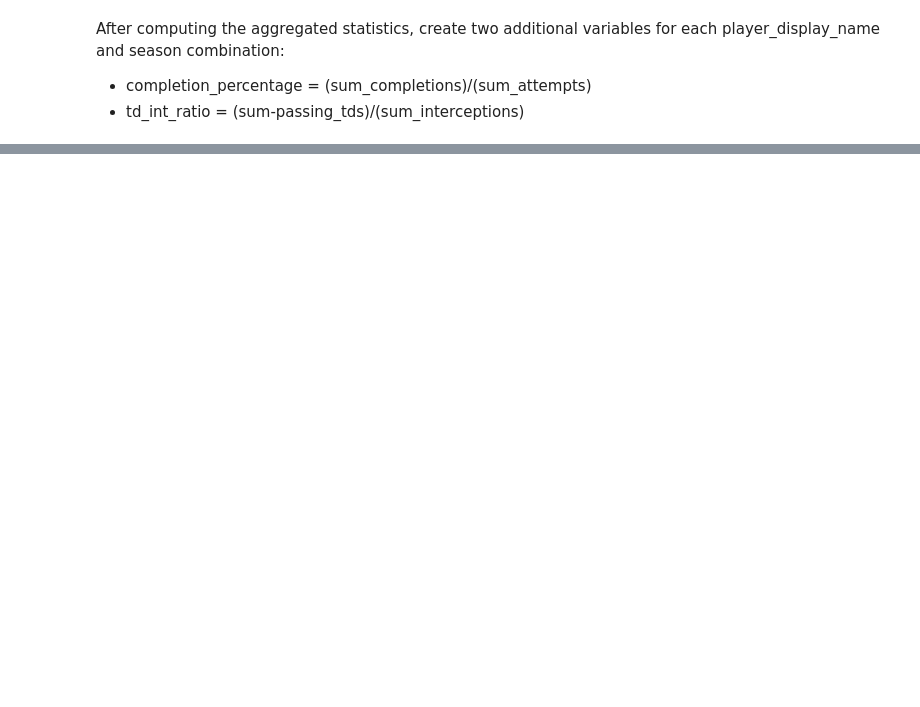
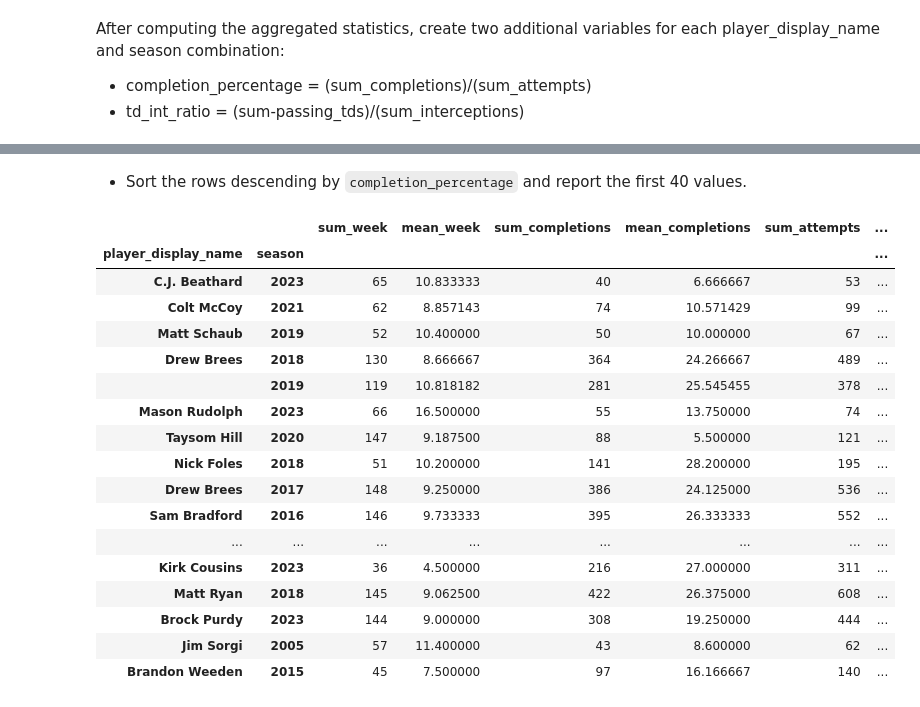
Before and after one commit to hzhoujoy/ST554_Project2, a Jupyter notebook: project2.ipynb, the cells around one changed output, grey strips where cells are left out. Drawn from its saved outputs; the diff is of its cells as text; code cells hidden in the pictures; blank space fills up the shorter version.

Commit message:
update partII SparkSQL

```diff
--- a/project2.ipynb
+++ b/project2.ipynb
@@ -1070,12 +1042,3 @@ stats.head()
 After computing the aggregated statistics, create two additional variables for each player_display_name and season combination:
 - completion_percentage = (sum_completions)/(sum_attempts)
 - td_int_ratio = (sum-passing_tds)/(sum_interceptions)
-# %%
-stats['completion_percentage'] = stats['sum_completions'] / stats['sum_attempts']
-# Handle division by zero for td_int_ratio
-stats['td_int_ratio'] = F.when(
-   stats['sum_interceptions'].spark.column == 0,
-    F.lit(None)
-).otherwise(stats['sum_passing_tds'].spark.column / stats['sum_interceptions'].spark.column)
-
-stats.head()
@@ -1089,0 +1045,12 @@ stats.head()
+# %%
+import numpy as np
+
+# Calculate completion_percentage using .mask() to replace values =0 with nan
+stats['completion_percentage'] = (stats['sum_completions'].astype(float) / stats['sum_attempts'].astype(float)) \
+    .mask(stats['sum_attempts'] == 0, np.nan).round(2)
+
+# Calculate td_int_ratio using .mask()
+stats['td_int_ratio'] = (stats['sum_passing_tds'].astype(float) / stats['sum_interceptions'].astype(float)) \
+    .mask(stats['sum_interceptions'] == 0, np.nan).round(2)
+
+stats.head(10)
@@ -1095,0 +1073,4 @@ Save the result of above as an object. With that object
+# %%
+#keep only player-season rows with at least 50 attempts
+stats_sub = stats.loc[stats.sum_attempts >= 50]
+stats_sub.head()
@@ -1095,0 +1085,23 @@ Save the result of above as an object. With that object
+# %% [markdown]
+- Sort the rows descending by `completion_percentage` and report the first 40 values.
+# %%
+stats_sub.sort_values(by=['completion_percentage'], ascending=False).head(40)
+# %% [output]
+|  |  | sum_week | mean_week | sum_completions | mean_completions | sum_attempts | ... |
+| player_display_name | season |  |  |  |  |  | ... |
+| C.J. Beathard | 2023 | 65 | 10.833333 | 40 | 6.666667 | 53 | ... |
+| Colt McCoy | 2021 | 62 | 8.857143 | 74 | 10.571429 | 99 | ... |
+| Matt Schaub | 2019 | 52 | 10.400000 | 50 | 10.000000 | 67 | ... |
+| Drew Brees | 2018 | 130 | 8.666667 | 364 | 24.266667 | 489 | ... |
+|  | 2019 | 119 | 10.818182 | 281 | 25.545455 | 378 | ... |
+| Mason Rudolph | 2023 | 66 | 16.500000 | 55 | 13.750000 | 74 | ... |
+| Taysom Hill | 2020 | 147 | 9.187500 | 88 | 5.500000 | 121 | ... |
+| Nick Foles | 2018 | 51 | 10.200000 | 141 | 28.200000 | 195 | ... |
+| Drew Brees | 2017 | 148 | 9.250000 | 386 | 24.125000 | 536 | ... |
+| Sam Bradford | 2016 | 146 | 9.733333 | 395 | 26.333333 | 552 | ... |
+| ... | ... | ... | ... | ... | ... | ... | ... |
+| Kirk Cousins | 2023 | 36 | 4.500000 | 216 | 27.000000 | 311 | ... |
+| Matt Ryan | 2018 | 145 | 9.062500 | 422 | 26.375000 | 608 | ... |
+| Brock Purdy | 2023 | 144 | 9.000000 | 308 | 19.250000 | 444 | ... |
+| Jim Sorgi | 2005 | 57 | 11.400000 | 43 | 8.600000 | 62 | ... |
+| Brandon Weeden | 2015 | 45 | 7.500000 | 97 | 16.166667 | 140 | ... |
```
Also changed, not shown: parts of 34 cells of this notebook.
